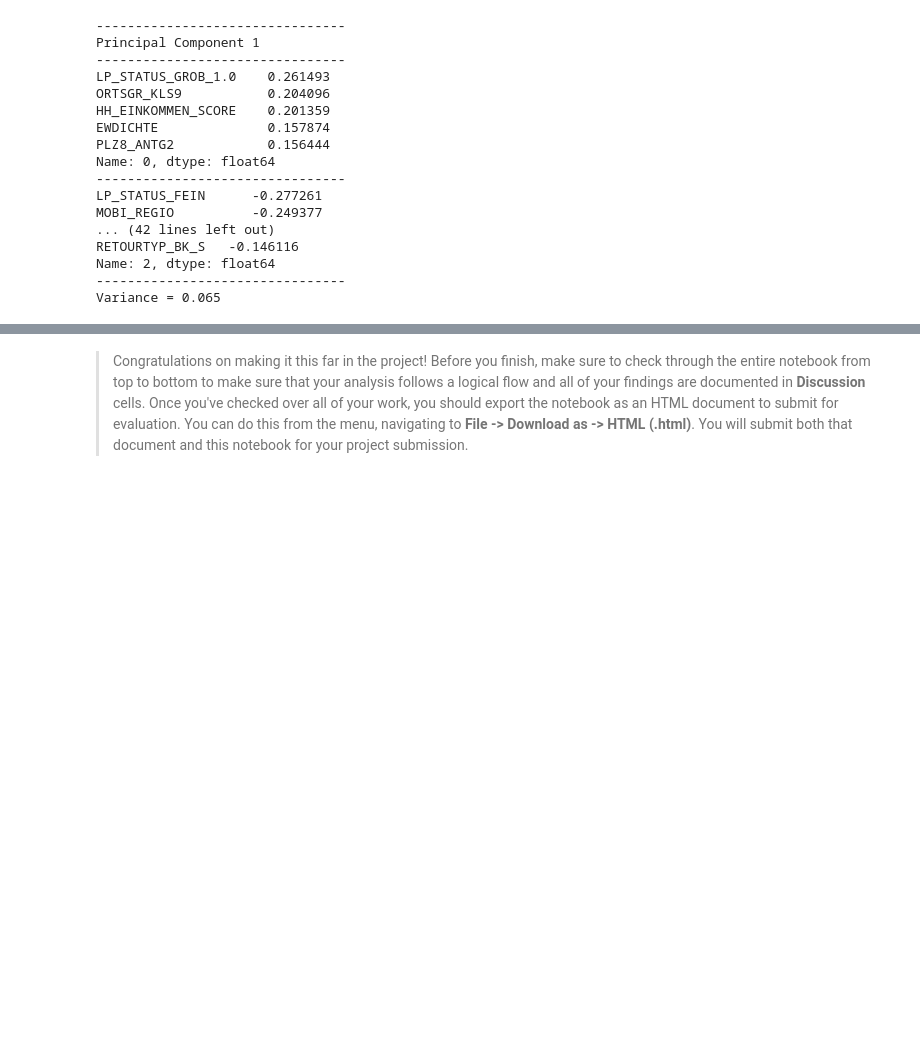
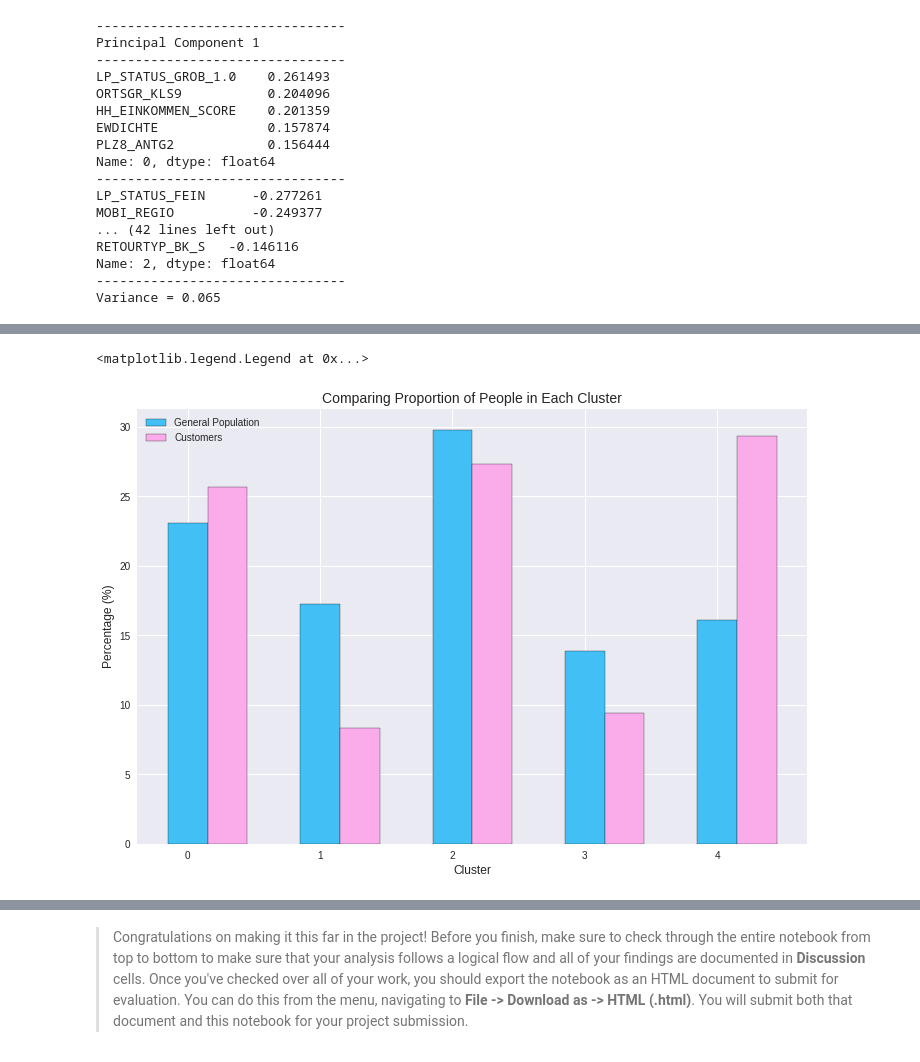
Before and after one commit to yanglinjing/dsnd_p3_identify_customer_segments, a Jupyter notebook: Identify_Customer_Segments.ipynb, the cells around one changed output, grey strips where cells are left out. Drawn from its saved outputs; the diff is of its cells as text; code cells hidden in the pictures; blank space fills up the shorter version.

```diff
--- a/Identify_Customer_Segments.ipynb
+++ b/Identify_Customer_Segments.ipynb
@@ -1368,0 +1506,24 @@ Take a look at the following points in this step:
+# %%
+# Compare the proportion of data in each cluster for the customer data to the
+# proportion of data in each cluster for the general population.
+
+def concat_cluster_df(predict1, predict2):
+  '''
+  To compare 2 predictions - genenral vs customer
+  '''
+  df1 = build_cluster_df(predict1)
+  df2 = build_cluster_df(predict2)
+
+  df = pd.concat([df1, df2], axis=1, join='outer', ignore_index=True, keys='Cluster')
+
+  df.drop([2], axis = 1, inplace = True)
+
+  df.rename(columns = {0: 'Cluster', 1: 'General', 3: 'Customer'}, inplace = True)
+
+  df['General_Proportion'] = round(df['General'] / df['General'].sum() * 100, 2)
+  df['Customer_Proportion'] = round(df['Customer'] / df['Customer'].sum() * 100, 2)
+
+  return df
+# %%
+df = concat_cluster_df(general_predict, customer_predict)
+df
@@ -1368,0 +1537,22 @@ Take a look at the following points in this step:
+# %%
+# Draw a plot
+
+barWidth = 0.3
+r1 = np.arange(df.shape[0])
+r2 = [x + barWidth for x in r1]
+
+plt.figure(figsize=(12,8))
+
+plt.bar(r1, df['General_Proportion'], width = barWidth, color = my_color[0], edgecolor = 'black', capsize=12, label='General Population')
+
+# Create cyan bars
+plt.bar(r2, df['Customer_Proportion'], width = barWidth, color = my_color[1], edgecolor = 'black',  capsize=12, label='Customers')
+
+# general layout
+plt.xlabel('Cluster', fontsize = 12)
+plt.ylabel('Percentage (%)', fontsize = 12)
+plt.title("Comparing Proportion of People in Each Cluster", size = 14)
+plt.legend()
+# %% [output]
+<matplotlib.legend.Legend at 0x...>
+[figure, added]
```
Also changed, not shown: parts of 55 cells of this notebook.
